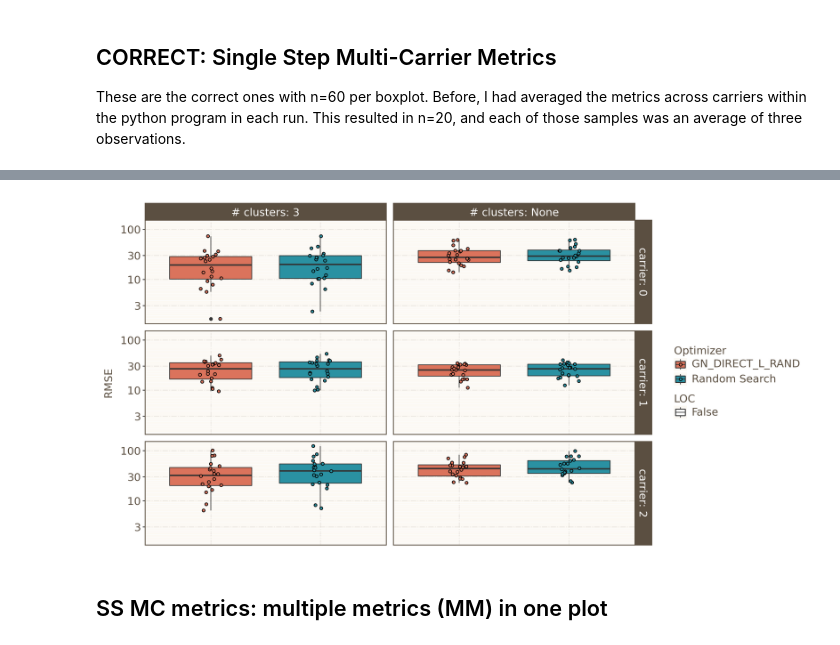
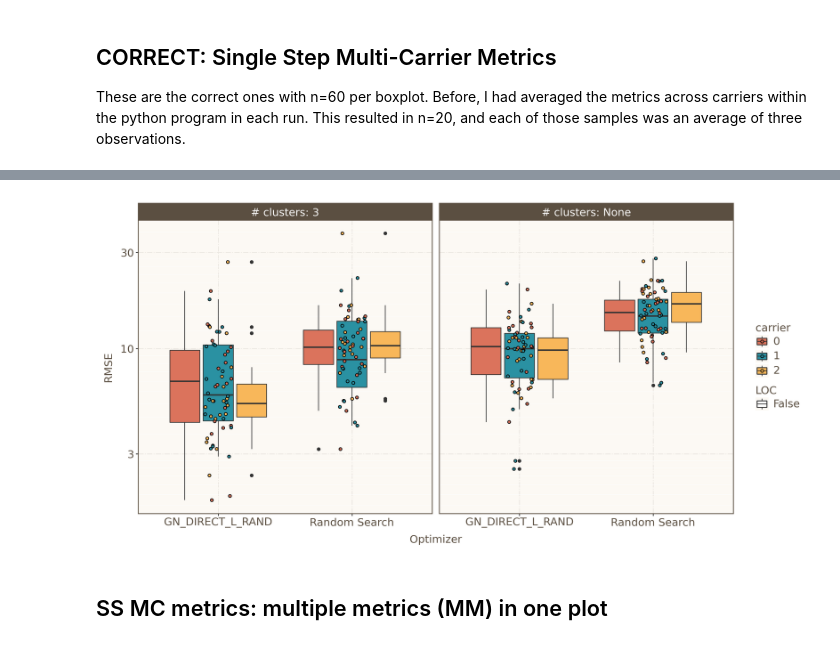
Before and after one commit to selting/CACT, a Jupyter notebook: src/CACT/evaluation_module/interactive_evaluation.ipynb, the cells around one changed output, grey strips where cells are left out. Drawn from its saved outputs; the diff is of its cells as text; code cells hidden in the pictures.

```diff
--- a/src/CACT/evaluation_module/interactive_evaluation.ipynb
+++ b/src/CACT/evaluation_module/interactive_evaluation.ipynb
@@ -311,4 +54,7 @@ def join_columns(df: pd.DataFrame, **kwargs):
 # %% [markdown]
 # Getting the data
+# %%
+sqlite_path = '../data/experiments/cact_hpc3.db'
+fig_dir = "../data/figures"
 # %%
 # print the latest group_id values
@@ -321,13 +67,13 @@ Text(value='', description='Search:', placeholder='Type to search')
 [interactive output not drawn]
 # %%
 selected_group_ids = group_ids[-1]
-selected_group_ids = 'local_dev_2026-03-03_16-29-40'
+selected_group_ids = 'local_dev_2026-03-07_17-27-12'
 
 tag_filter = dict(group_id=selected_group_ids)
 print(f'selecting group_id(s) {selected_group_ids}')
 param_filter = {}
 
-PARAMS, METRICS = parameters_and_metrics(tag_filter, param_filter)
+PARAMS, METRICS = parameters_and_metrics(sqlite_path, tag_filter, param_filter)
 
 # add parameter to distinguish between local and global optimizers
 PARAMS.loc[PARAMS['LOC'].isna(), 'LOC'] = 'False'
@@ -407,33 +153,40 @@ SS_MC_MERGED_WIDE = SS_MC_MERGED.pivot(columns='key', values='value', index=PARA
 SS_MC_MERGED_WIDE = SS_MC_MERGED_WIDE.rename(columns=key_mapping)
 # %%
 from p9_themes import my_theme, my_scale_color_and_fill
-importlib.reload(p9_themes)
 
-x='Optimizer'
-y='target_opt_final'
-fill='Optimizer'
-cols='# clusters'
-rows='carrier'
-linetype='LOC'
-ylab = SS_MC_MERGED_WIDE['Error Function'][0] if y == 'target_opt_final' else y
-p = (ggplot(SS_MC_MERGED_WIDE, aes(x=x, y=y, fill=fill, linetype=linetype))
-     +geom_boxplot()
-     +geom_jitter(width=0.1)
-     +facet_grid(cols=cols, rows=rows, labeller='label_both')
-     +my_theme
-     +theme(figure_size=(12, 6),
-            axis_text_x=element_blank(),
-            axis_ticks_x=element_blank(),
-            axis_title_x=element_blank()
-            )
-     +my_scale_color_and_fill
-     +scale_y_log10()
-     +labs(y=ylab)
+# importlib.reload(p9_themes)
+
+x = "Optimizer"
+y = "target_opt_final"
+fill = "carrier"
+cols = "# clusters"
+rows = "carrier"
+linetype = "LOC"
+ylab = SS_MC_MERGED_WIDE["Error Function"][0] if y == "target_opt_final" else y
+p = (
+    ggplot(SS_MC_MERGED_WIDE, aes(x=x, y=y, fill=fill, linetype=linetype))
+    + geom_boxplot()
+    + geom_jitter(width=0.1)
+    + facet_grid(
+        cols=cols,
+        # rows=rows,
+        labeller="label_both"
+    )
+    + my_theme
+    + theme(
+        figure_size=(12, 6),
+        # axis_text_x=element_blank(),
+        # axis_ticks_x=element_blank(),
+        # axis_title_x=element_blank(),
+    )
+    + my_scale_color_and_fill
+    + scale_y_log10()
+    + labs(y=ylab)
 )
-if not (SS_MC_MERGED_WIDE.groupby([fill, cols, rows, linetype])[y].count()==60).all():
+if not (SS_MC_MERGED_WIDE.groupby([fill, cols, rows, linetype])[y].count() == 60).all():
     t = SS_MC_MERGED_WIDE.groupby([fill, cols, rows, linetype])[y].count()
-    print(t[t!=60])
+    print(t[t != 60])
     # raise ValueError('not all boxplots have 60 values')
-#p.save(fig_dir + f'/{y}_{selected_group_ids}.pdf')
+# p.save(fig_dir + f'/{y}_{selected_group_ids}.pdf')
 p
 # %% [output]
@@ -453,5 +200,5 @@ Random Search     3           0        False    20
 Name: target_opt_final, dtype: int64
-[figure, old version]
+[figure, new version]
 # %%
 SS_MC_MERGED_WIDE
 # %%
```
Also changed, not shown: parts of 9 cells of this notebook, 3 other files.
